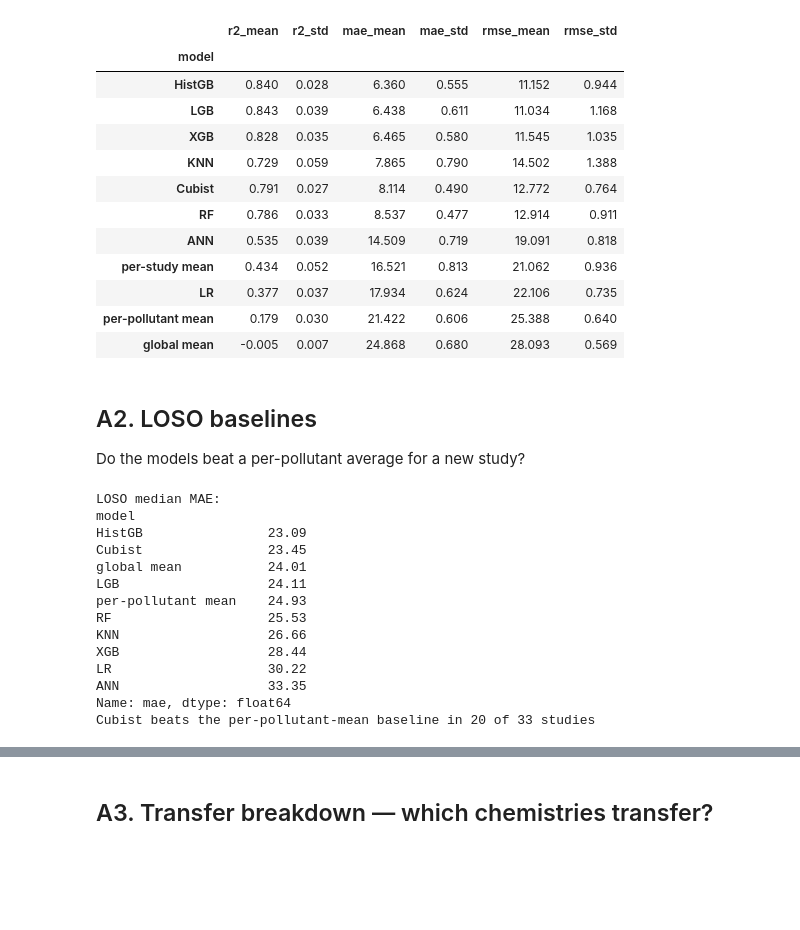
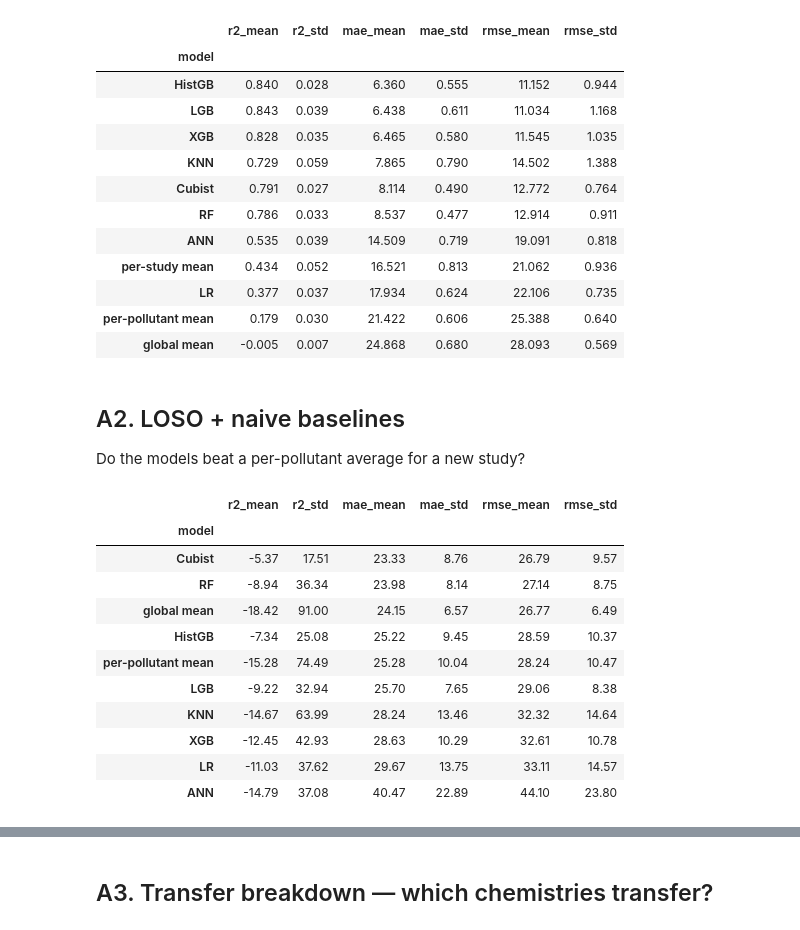
Before and after one commit to thanhtrunghuynh93/GreenX_BaoTien_project, a Jupyter notebook: notebooks/paper_depth_analysis.ipynb, the cells around one changed output, grey strips where cells are left out. Saved outputs shown, nothing was run; the diff lists cells and outputs as text; code cells hidden in the pictures; blank space fills up the shorter version.

```diff
--- a/notebooks/paper_depth_analysis.ipynb
+++ b/notebooks/paper_depth_analysis.ipynb
@@ -71,36 +71,34 @@ summ
 | per-pollutant mean | 0.179 | 0.030 | 21.422 | 0.606 | 25.388 | 0.640 |
 | global mean | -0.005 | 0.007 | 24.868 | 0.680 | 28.093 | 0.569 |
 # %% [markdown]
-## A2. LOSO baselines
+## A2. LOSO + naive baselines
 Do the models beat a per-pollutant average for a new study?
 # %%
 loso = pd.read_csv(FIG_DIR / 'loso_per_study.csv')
 bl = lp.baseline_loso(y_full, groups_full, keys={'per-pollutant mean': df['TP']})
 bl.to_csv(FIG_DIR / 'loso_baselines.csv', index=False)
 
-print('LOSO median MAE:')
-print(pd.concat([loso.groupby('model')['mae'].median(),
-                 bl.groupby('model')['mae'].median()]).sort_values().round(2))
+# show median R², MAE, and RMSE across held-out studies
+metrics = pd.concat([loso, bl], ignore_index=True)
+summary = (
+    metrics.groupby("model")[["r2", "mae", "rmse"]]
+    .agg(['mean', 'std'])
+)
+summary.columns = ['_'.join(c) for c in summary.columns]
+summary = summary.sort_values('r2_mean').round(2)
 
-best = loso[loso.model == 'Cubist'][['study', 'mae']].rename(columns={'mae': 'model_mae'})
-tp_bl = bl[bl.model == 'per-pollutant mean'][['study', 'mae']].rename(columns={'mae': 'baseline_mae'})
-head2head = best.merge(tp_bl, on='study')
-wins = (head2head.model_mae < head2head.baseline_mae).sum()
-print(f"Cubist beats the per-pollutant-mean baseline in {wins} of {len(head2head)} studies")
-pd.DataFrame([{'model': 'Cubist', 'wins': wins, 'n': len(head2head)}]).to_csv(
-    FIG_DIR / 'loso_head2head.csv', index=False)
+display(summary)
+summary.to_csv(FIG_DIR / "loso_metric_summary.csv")
 # %% [output]
-LOSO median MAE:
-model
-HistGB                23.09
-Cubist                23.45
-global mean           24.01
-LGB                   24.11
-per-pollutant mean    24.93
-RF                    25.53
-KNN                   26.66
-XGB                   28.44
-LR                    30.22
-ANN                   33.35
-Name: mae, dtype: float64
-Cubist beats the per-pollutant-mean baseline in 20 of 33 studies
+|  | r2_mean | r2_std | mae_mean | mae_std | rmse_mean | rmse_std |
+| model |  |  |  |  |  |  |
+| Cubist | -5.37 | 17.51 | 23.33 | 8.76 | 26.79 | 9.57 |
+| RF | -8.94 | 36.34 | 23.98 | 8.14 | 27.14 | 8.75 |
+| global mean | -18.42 | 91.00 | 24.15 | 6.57 | 26.77 | 6.49 |
+| HistGB | -7.34 | 25.08 | 25.22 | 9.45 | 28.59 | 10.37 |
+| per-pollutant mean | -15.28 | 74.49 | 25.28 | 10.04 | 28.24 | 10.47 |
+| LGB | -9.22 | 32.94 | 25.70 | 7.65 | 29.06 | 8.38 |
+| KNN | -14.67 | 63.99 | 28.24 | 13.46 | 32.32 | 14.64 |
+| XGB | -12.45 | 42.93 | 28.63 | 10.29 | 32.61 | 10.78 |
+| LR | -11.03 | 37.62 | 29.67 | 13.75 | 33.11 | 14.57 |
+| ANN | -14.79 | 37.08 | 40.47 | 22.89 | 44.10 | 23.80 |
```
Also changed, not shown: parts of 4 cells of this notebook, 11 other files.
